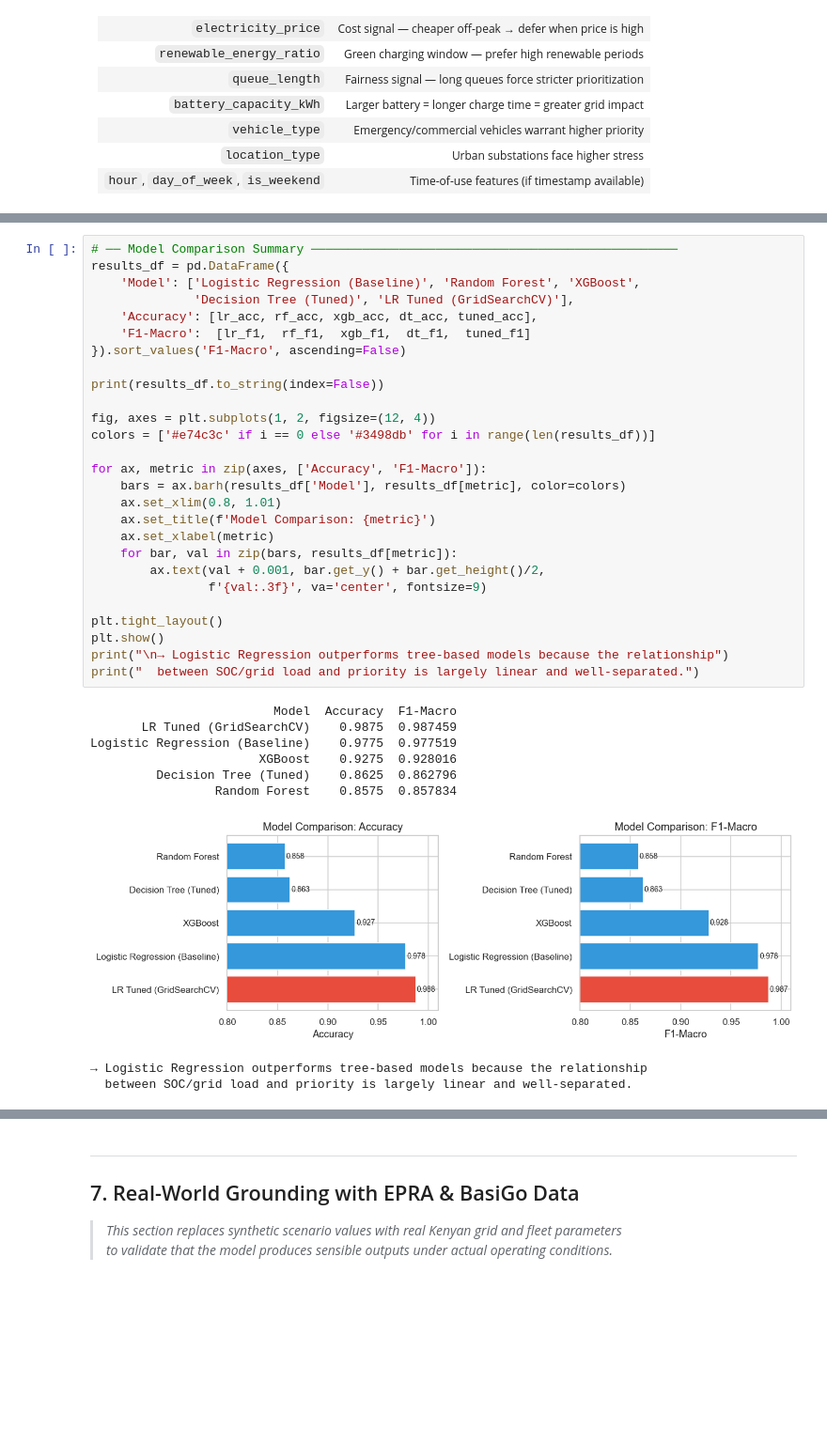
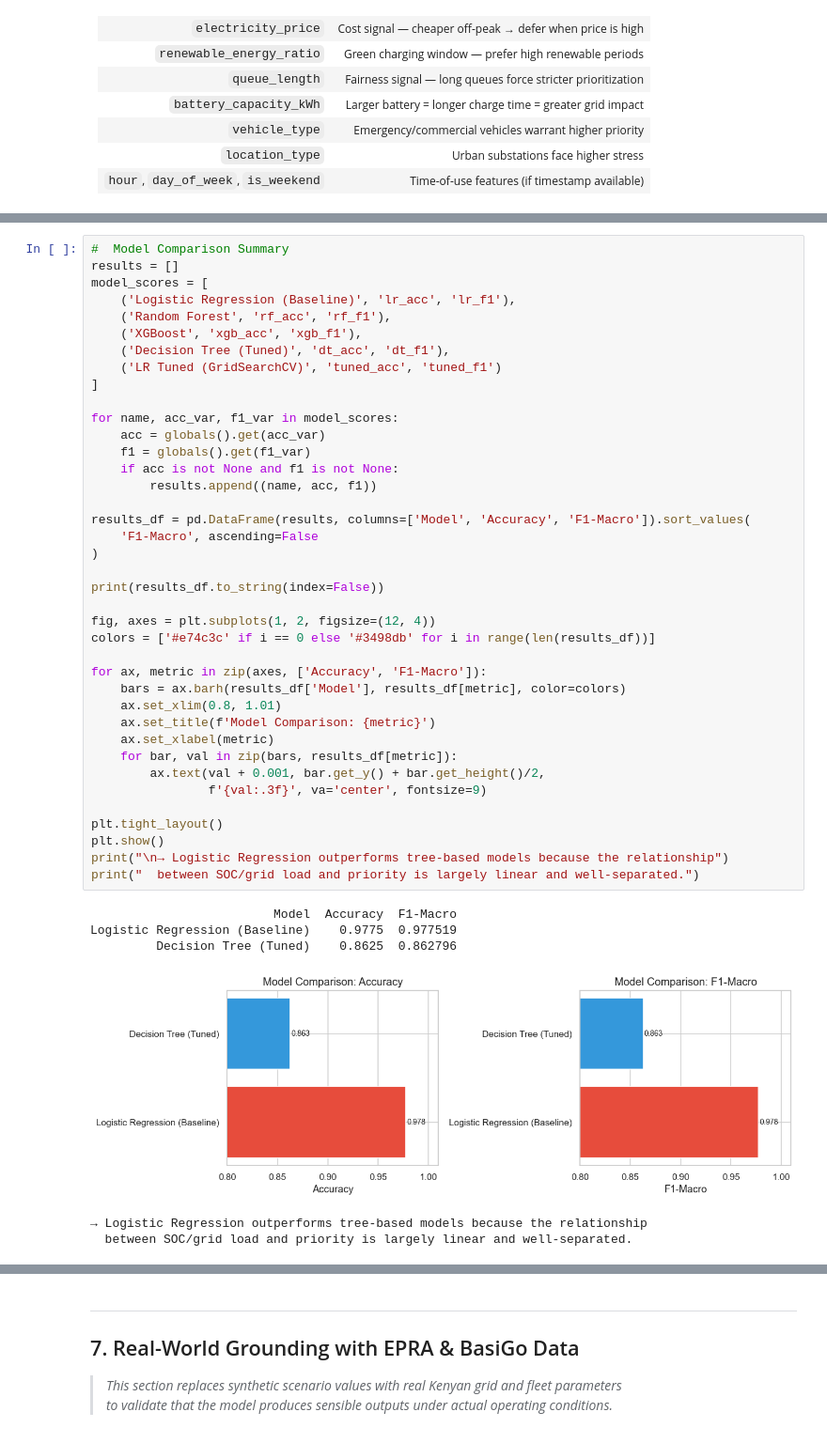
Before and after one commit to Gesare-n/EV-charging-optimization--ML, a Jupyter notebook: EV_Charging_Optimization_Merged_Final.ipynb, the cells around one changed output, grey strips where cells are left out. Shown at 94% size. Saved outputs shown, nothing was run; the diff lists cells and outputs as text; blank space fills up the shorter version.

```diff
--- a/EV_Charging_Optimization_Merged_Final.ipynb
+++ b/EV_Charging_Optimization_Merged_Final.ipynb
@@ -490,40 +601,49 @@ Model 5 — Tuned Logistic Regression
   Test Accuracy: 0.988
   Test F1-Macro: 0.987
 # %%
-# ── Model Comparison Summary ──────────────────────────────────────────────────
-results_df = pd.DataFrame({
-    'Model': ['Logistic Regression (Baseline)', 'Random Forest', 'XGBoost',
-              'Decision Tree (Tuned)', 'LR Tuned (GridSearchCV)'],
-    'Accuracy': [lr_acc, rf_acc, xgb_acc, dt_acc, tuned_acc],
-    'F1-Macro':  [lr_f1,  rf_f1,  xgb_f1,  dt_f1,  tuned_f1]
-}).sort_values('F1-Macro', ascending=False)
+#  Model Comparison Summary
+results = []
+model_scores = [
+    ('Logistic Regression (Baseline)', 'lr_acc', 'lr_f1'),
+    ('Random Forest', 'rf_acc', 'rf_f1'),
+    ('XGBoost', 'xgb_acc', 'xgb_f1'),
+    ('Decision Tree (Tuned)', 'dt_acc', 'dt_f1'),
+    ('LR Tuned (GridSearchCV)', 'tuned_acc', 'tuned_f1')
+]
+
+for name, acc_var, f1_var in model_scores:
+    acc = globals().get(acc_var)
+    f1 = globals().get(f1_var)
+    if acc is not None and f1 is not None:
+        results.append((name, acc, f1))
+
+results_df = pd.DataFrame(results, columns=['Model', 'Accuracy', 'F1-Macro']).sort_values(
+    'F1-Macro', ascending=False
+)
 
 print(results_df.to_string(index=False))
 
 fig, axes = plt.subplots(1, 2, figsize=(12, 4))
 colors = ['#e74c3c' if i == 0 else '#3498db' for i in range(len(results_df))]
 
 for ax, metric in zip(axes, ['Accuracy', 'F1-Macro']):
     bars = ax.barh(results_df['Model'], results_df[metric], color=colors)
     ax.set_xlim(0.8, 1.01)
     ax.set_title(f'Model Comparison: {metric}')
     ax.set_xlabel(metric)
     for bar, val in zip(bars, results_df[metric]):
         ax.text(val + 0.001, bar.get_y() + bar.get_height()/2,
                 f'{val:.3f}', va='center', fontsize=9)
 
 plt.tight_layout()
 plt.show()
 print("\n→ Logistic Regression outperforms tree-based models because the relationship")
 print("  between SOC/grid load and priority is largely linear and well-separated.")
 # %% [output]
                          Model  Accuracy  F1-Macro
-       LR Tuned (GridSearchCV)    0.9875  0.987459
 Logistic Regression (Baseline)    0.9775  0.977519
-                       XGBoost    0.9275  0.928016
          Decision Tree (Tuned)    0.8625  0.862796
-                 Random Forest    0.8575  0.857834
-[figure, old version]
+[figure, new version]
 → Logistic Regression outperforms tree-based models because the relationship
   between SOC/grid load and priority is largely linear and well-separated.
 # %% [markdown]
```
Also changed, not shown: parts of 27 cells of this notebook.
